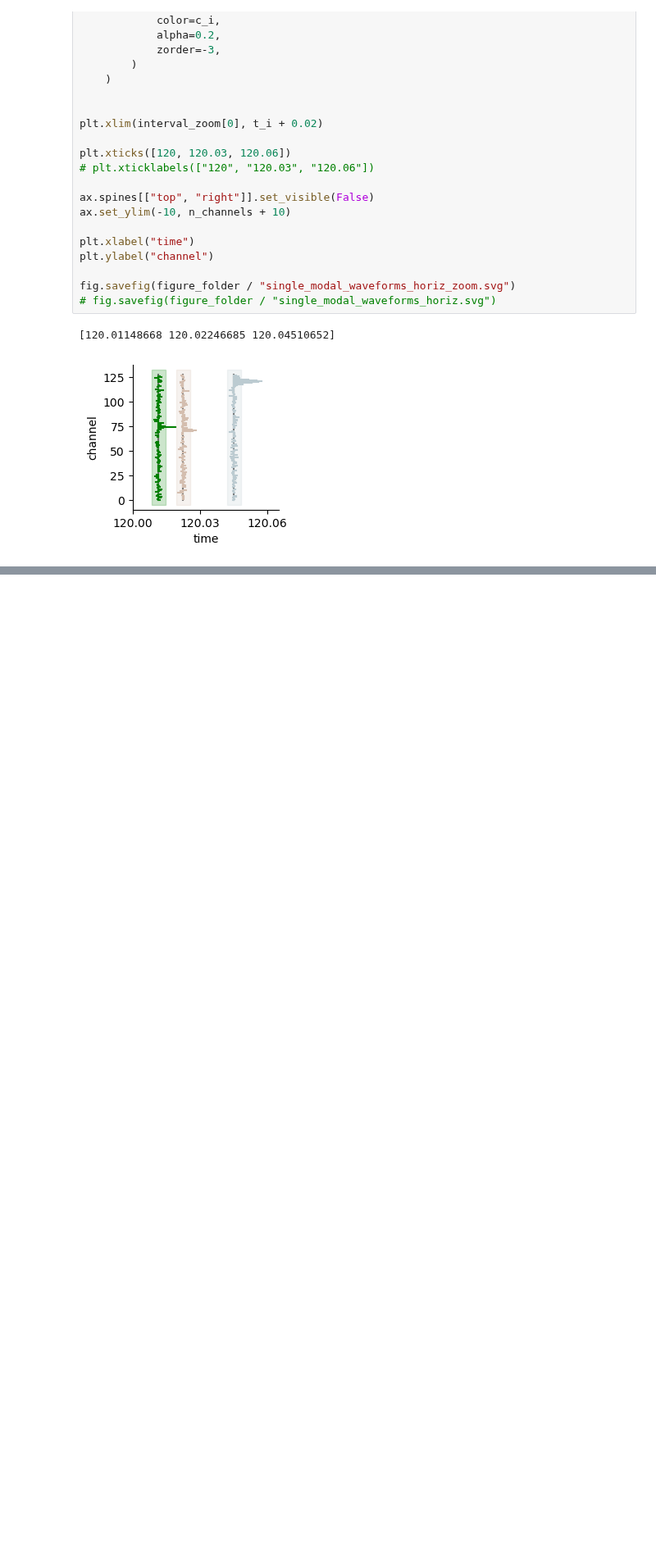
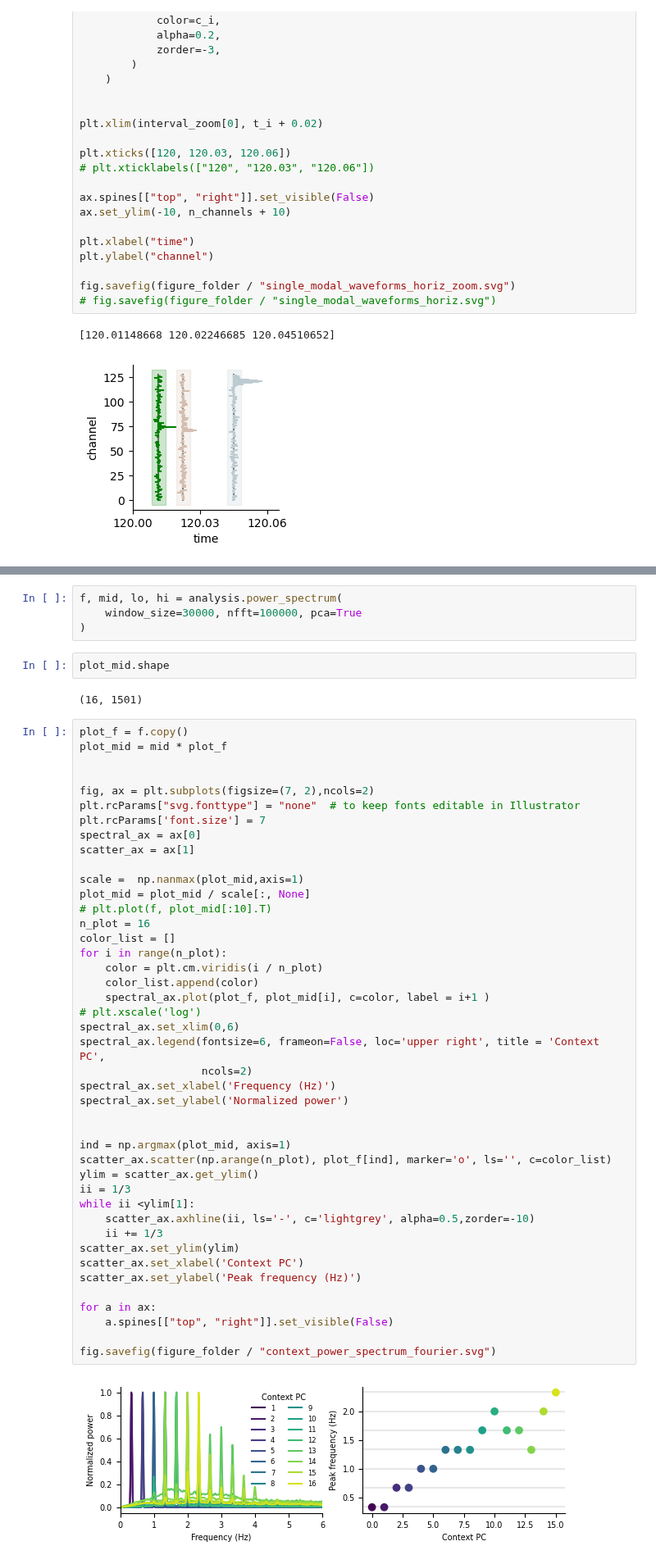
Before and after one commit to samuelbray32/c3po_publication, a Jupyter notebook: Fig1/periodic_toy_model_non_coding_units_ANALYZE.ipynb, the cells around one changed output, grey strips where cells are left out. Shown at 82% size. Saved outputs shown, nothing was run; the diff lists cells and outputs as text; blank space fills up the shorter version.

```diff
--- a/Fig1/periodic_toy_model_non_coding_units_ANALYZE.ipynb
+++ b/Fig1/periodic_toy_model_non_coding_units_ANALYZE.ipynb
@@ -937,0 +946,53 @@ print(figure_folder)
+# %%
+f, mid, lo, hi = analysis.power_spectrum(
+    window_size=30000, nfft=100000, pca=True
+)
+# %%
+plot_mid.shape
+# %% [output]
+(16, 1501)
+# %%
+plot_f = f.copy()
+plot_mid = mid * plot_f
+
+
+fig, ax = plt.subplots(figsize=(7, 2),ncols=2)
+plt.rcParams["svg.fonttype"] = "none"  # to keep fonts editable in Illustrator
+plt.rcParams['font.size'] = 7
+spectral_ax = ax[0]
+scatter_ax = ax[1]
+
+scale =  np.nanmax(plot_mid,axis=1)
+plot_mid = plot_mid / scale[:, None]
+# plt.plot(f, plot_mid[:10].T)
+n_plot = 16
+color_list = []
+for i in range(n_plot):
+    color = plt.cm.viridis(i / n_plot)
+    color_list.append(color)
+    spectral_ax.plot(plot_f, plot_mid[i], c=color, label = i+1 )
+# plt.xscale('log')
+spectral_ax.set_xlim(0,6)
+spectral_ax.legend(fontsize=6, frameon=False, loc='upper right', title = 'Context PC',
+                   ncols=2)
+spectral_ax.set_xlabel('Frequency (Hz)')
+spectral_ax.set_ylabel('Normalized power')
+
+
+ind = np.argmax(plot_mid, axis=1)
+scatter_ax.scatter(np.arange(n_plot), plot_f[ind], marker='o', ls='', c=color_list)
+ylim = scatter_ax.get_ylim()
+ii = 1/3
+while ii <ylim[1]:
+    scatter_ax.axhline(ii, ls='-', c='lightgrey', alpha=0.5,zorder=-10)
+    ii += 1/3
+scatter_ax.set_ylim(ylim)
+scatter_ax.set_xlabel('Context PC')
+scatter_ax.set_ylabel('Peak frequency (Hz)')
+
+for a in ax:
+    a.spines[["top", "right"]].set_visible(False)
+
+fig.savefig(figure_folder / "context_power_spectrum_fourier.svg")
+# %% [output]
+[figure, added]
```
Also changed, not shown: parts of 7 cells of this notebook, 2 other files.
